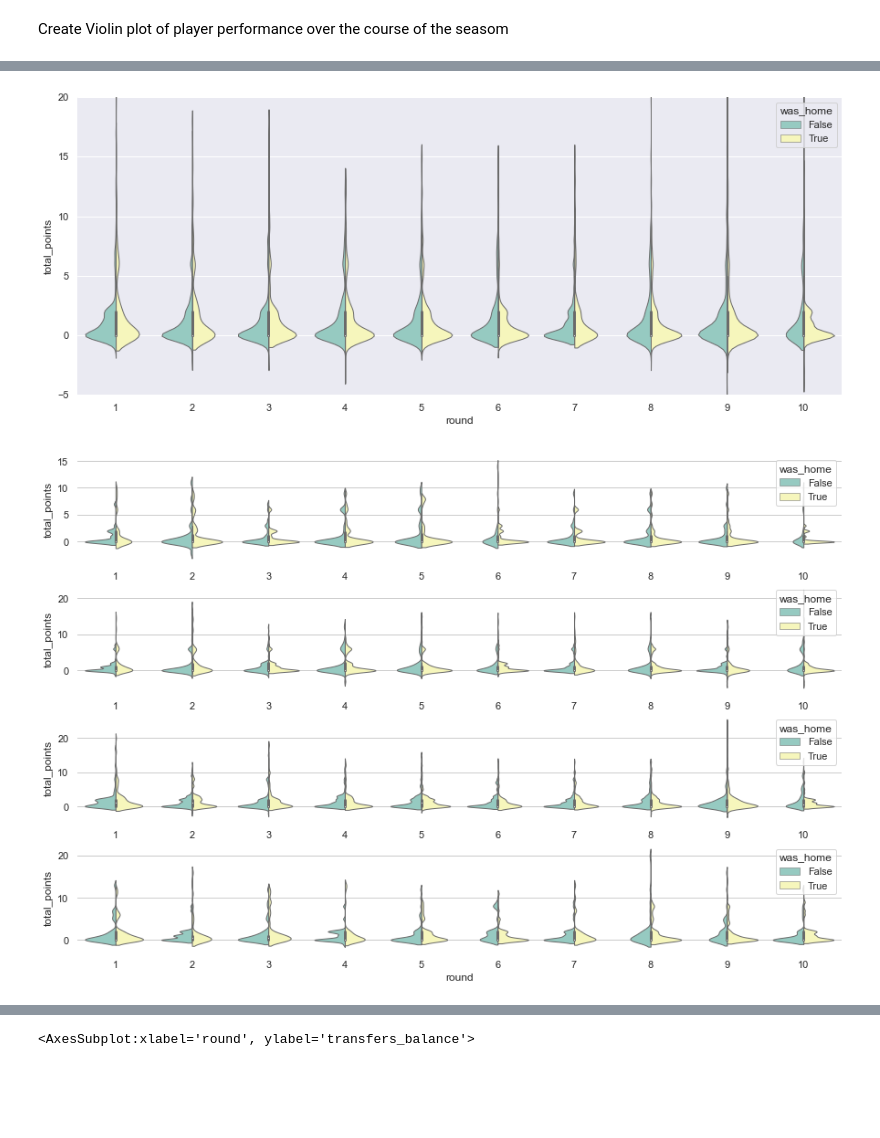
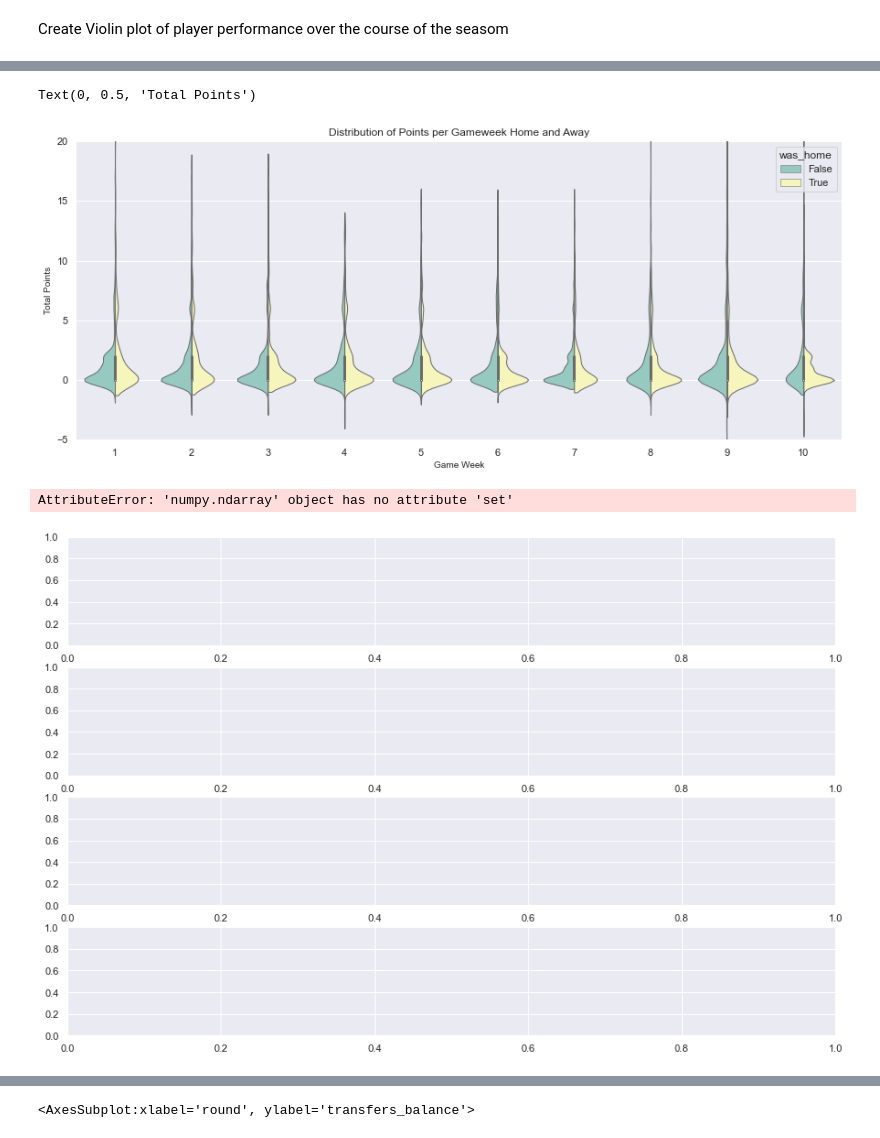
Before and after one commit to WayneQwele/FPLmodel, a Jupyter notebook: graphs.ipynb, the cells around one changed output, grey strips where cells are left out. Drawn from its saved outputs; the diff is of its cells as text; code cells hidden in the pictures; blank space fills up the shorter version.

```diff
--- a/graphs.ipynb
+++ b/graphs.ipynb
@@ -6,6 +8,6 @@ import numpy as np
 sns.set(rc={'figure.figsize':(11.7,8.27)})
 # %%
-gameweek = pd.read_csv('../Fantasy-Premier-League/data/2021-22/gws/merged_gw.csv')
+gameweek = pd.read_csv('TransformedData/GraphingGW.csv')
 pd.set_option("display.max_columns",None)
 sns.set_theme() # To apply basic seaborn theme
 # %%
@@ -42,6 +49,0 @@ gameweek.query("position == 'FWD' & round == 9") # I like this very much easier
-# %%
-
-# home and away indicator
-
-gameweek['was_home_ind'] =gameweek['was_home'].replace({True: 1, False: 0})
-gameweek
@@ -132,7 +81,7 @@ def playtime(row):
             result = 1
     return result
 
-trendviolin = (gameweek[['position','was_home','round','kickoff_time','minutes','name','total_points','value','team']]
+trendviolin = (gameweek[['position','was_home','round','kickoffdate','minutes','name','total_points','value','team']]
                 .assign(was_home_ind =lambda x:gameweek['was_home'].replace({False: 0,True:1}))
                 # .drop('was_home',axis=1)
                 )
@@ -163,7 +112,7 @@ f, ax = plt.subplots(figsize=(15,6))
 sns.violinplot( x="round"
                 , y="total_points"
                 ,hue='was_home'
-                , data=trendviolin[['round','total_points','minutes','was_home']].query(" round <11")
+                , data=trendviolin[['round','total_points','was_home']].query(" round <11")
                 , palette="Set3"
                 ,split=True
                 , bw=.2
@@ -172,15 +121,21 @@ sns.violinplot( x="round"
 
 # Finalize the figure
 ax.set(ylim=(-5, 20))
+ax.set(title='Distribution of Points per Gameweek Home and Away'
+)
 sns.despine(left=True, bottom=True)
+ax.set_xlabel("Game Week", fontsize = 10)
+ax.set_ylabel("Total Points", fontsize = 10)
 # %% [output]
+Text(0, 0.5, 'Total Points')
-[figure, old version]
+[figure, new version]
 # %%
 # create subplots of every position
 
 f, ax = plt.subplots(4,1, figsize=(15,10))
 
-
+ax.set(title='Distribution of Points per Gameweek Home and Away Per Positions'
+)
 
 sns.violinplot( x="round"
                 , y="total_points"
@@ -203,34 +158,38 @@ sns.violinplot( x="round"
                 # , cut=1
                 , linewidth=1
                 ,ax=ax[1])
 
 sns.violinplot( x="round"
                 , y="total_points"
                 ,hue='was_home'
                 , data=trendviolin[['round','total_points','minutes','was_home','position']].query(" round <11 & position == 'MID'")
                 , palette="Set3"
                 ,split=True
                 , bw=.2
                 # , cut=1
                 , linewidth=1
                 ,ax=ax[2])
 
 sns.violinplot( x="round"
                 , y="total_points"
                 ,hue='was_home'
                 , data=trendviolin[['round','total_points','minutes','was_home','position']].query(" round <11 & position == 'FWD'")
                 , palette="Set3"
                 ,split=True
                 , bw=.2
                 # , cut=1
                 , linewidth=1
                 ,ax=ax[3])
 
+
+ax.set_xlabel("Game Week", fontsize = 10)
+ax.set_ylabel("Player Position", fontsize = 10)
 # Finalize the figure
 # ax.set(ylim=(-5, 20))
 sns.despine(left=True, bottom=True)
 # %% [output]
+AttributeError: 'numpy.ndarray' object has no attribute 'set'
-[figure, old version]
+[figure, new version]
 # %%
 #with playtime minutes
 
```
Also changed, not shown: parts of 20 cells of this notebook, 3 other files.
